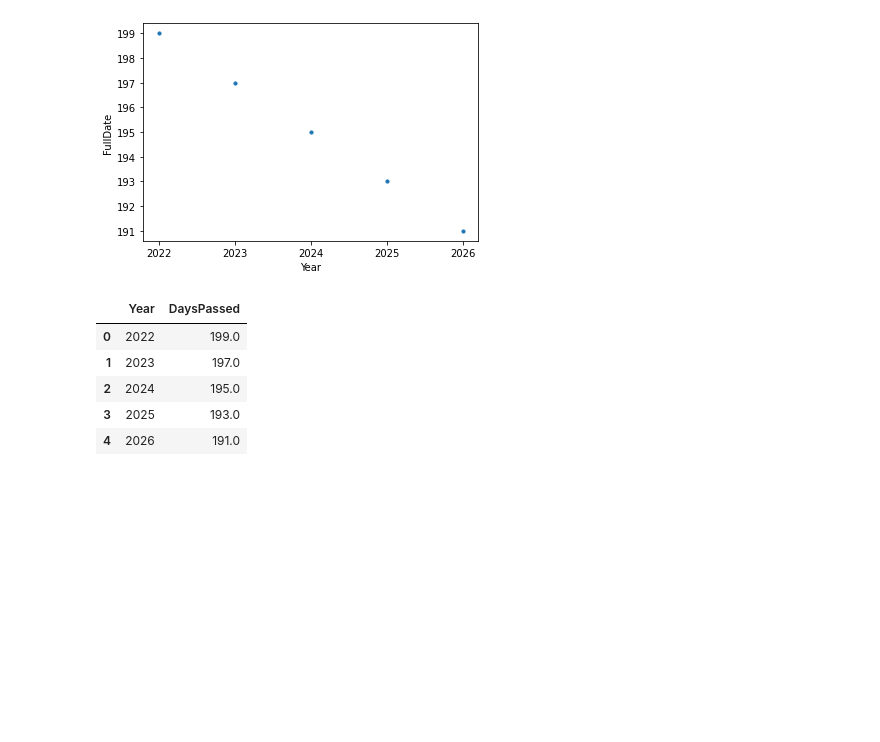
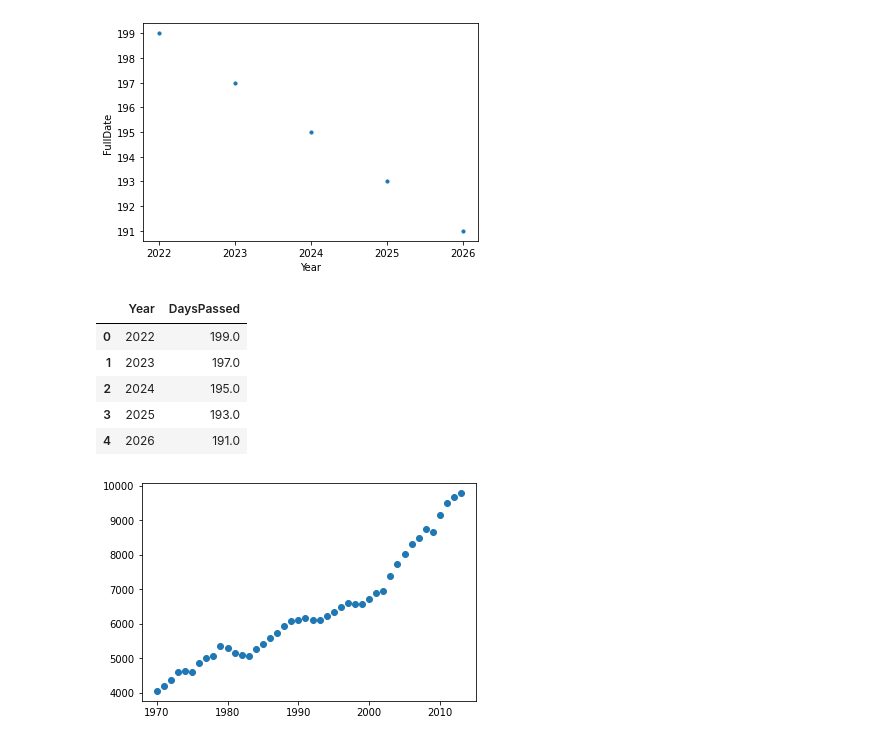
Before and after one commit to krtikgrg/AnalysingPollutionVSOvershootDay, a Jupyter notebook: src/analysis.ipynb, the cells around one changed output. Cells and saved outputs as stored; diff of their text form; code cells hidden in the pictures; blank space fills up the shorter version.

Commit message:
More analysis done

```diff
--- a/src/analysis.ipynb
+++ b/src/analysis.ipynb
@@ -397,3 +397,37 @@ R2 score:  0.9693689513887805
 | 2 | 2024 | 195.0 |
 | 3 | 2025 | 193.0 |
 | 4 | 2026 | 191.0 |
+# %%
+#AIR POLLUTION DATA ANALYSIS STARTED
+
+data = pd.read_csv("../data/EST.csv")
+YEAR = data['Year']
+tot = data['Total']
+gas = data['Gas']
+liquid = data['Liquids']
+solid = data['Solids']
+
+pyear = []
+pgas = []
+pliquid = []
+psolid = []
+ptot = []
+
+for i in range(1970-1751,263):
+    pyear.append(YEAR[i])
+    pgas.append(gas[i])
+    pliquid.append(liquid[i])
+    psolid.append(solid[i])
+    ptot.append(tot[i])
+
+pyear = np.array(pyear)
+pgas = np.array(pgas)
+pliquid = np.array(pliquid)
+psolid = np.array(psolid)
+ptot = np.array(ptot)
+
+pyear = pyear.reshape(-1,1)
+plt.scatter(pyear,ptot)
+plt.show()
+# %% [output]
+[figure, added]
```
Also changed, not shown: parts of 21 cells of this notebook, 18 other files.
